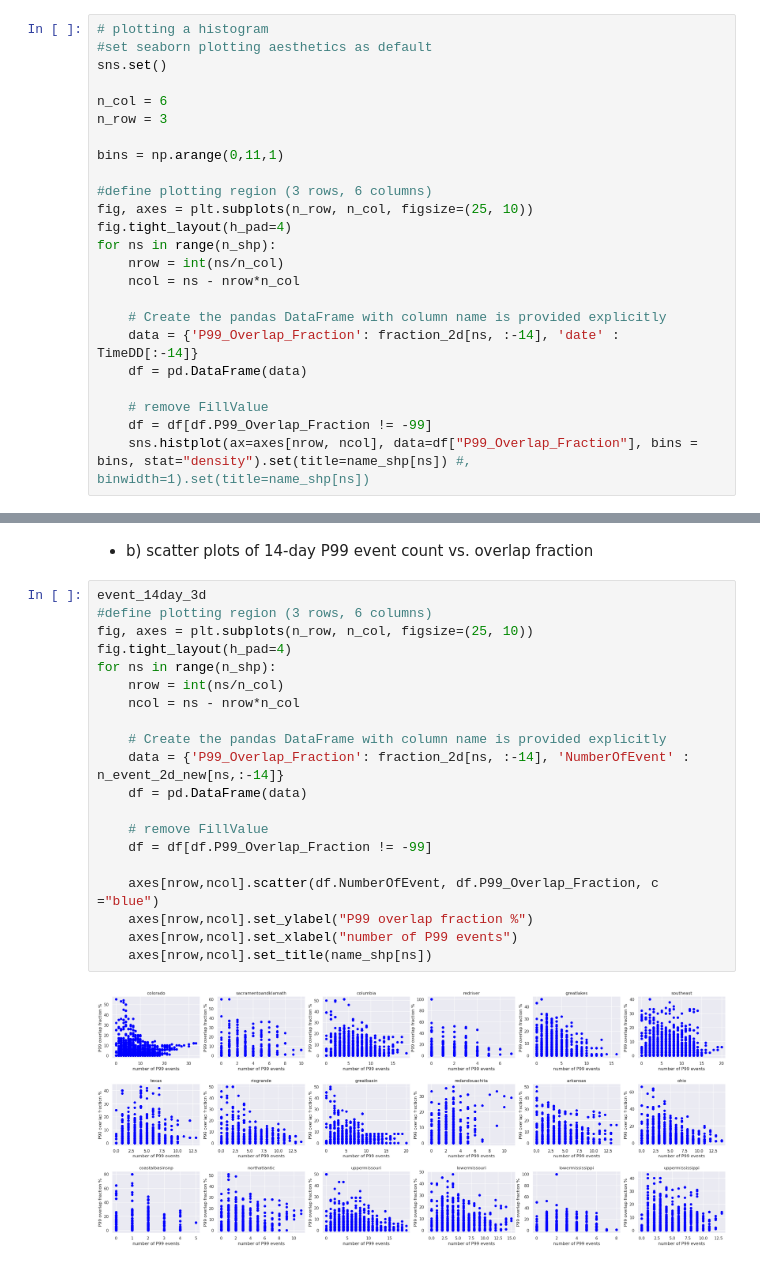
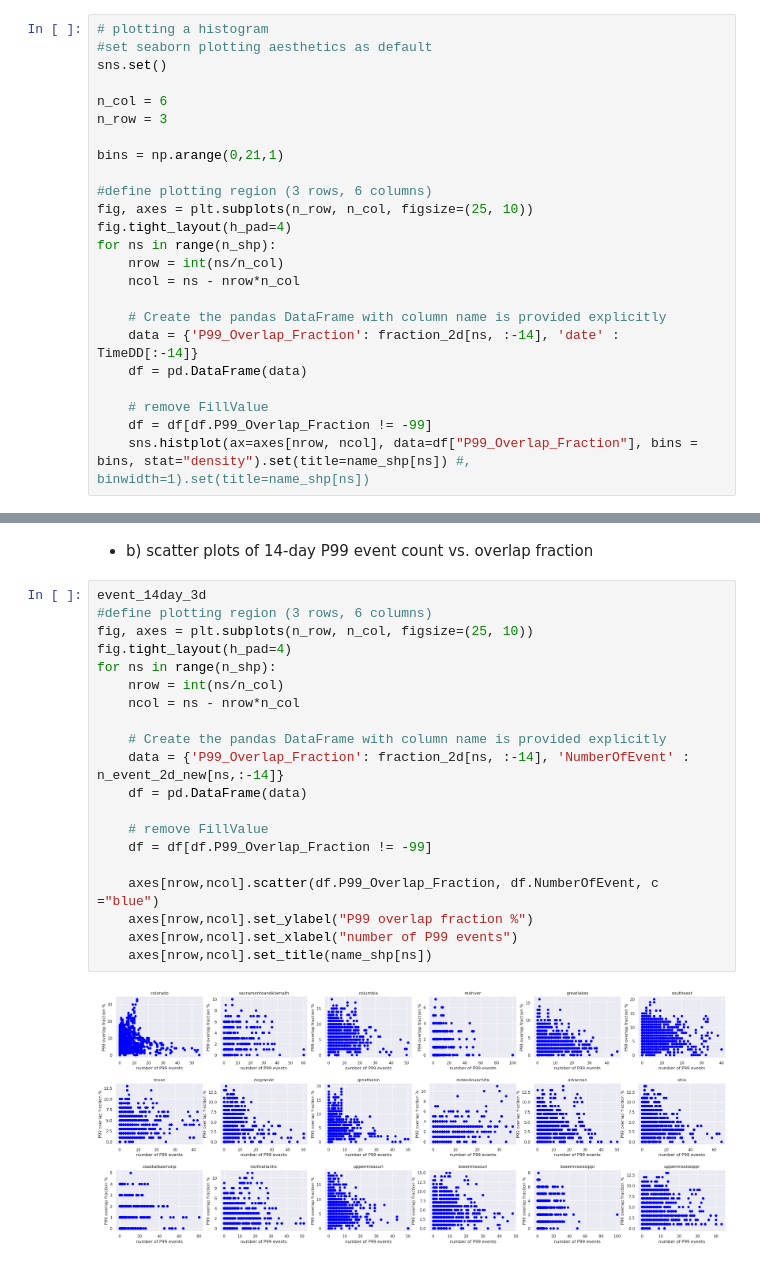
Before and after one commit to ming80302/COEXIST, a Jupyter notebook: obj_overlap_new.ipynb, the cells around one changed output, grey strips where cells are left out. Drawn from its saved outputs; the diff is of its cells as text.

```diff
--- a/obj_overlap_new.ipynb
+++ b/obj_overlap_new.ipynb
@@ -359,7 +359,7 @@ sns.set()
 n_col = 6
 n_row = 3
 
-bins = np.arange(0,11,1)
+bins = np.arange(0,21,1)
 
 #define plotting region (3 rows, 6 columns)
 fig, axes = plt.subplots(n_row, n_col, figsize=(25, 10))
@@ -382,22 +382,22 @@ for ns in range(n_shp):
 # %%
 event_14day_3d
 #define plotting region (3 rows, 6 columns)
 fig, axes = plt.subplots(n_row, n_col, figsize=(25, 10))
 fig.tight_layout(h_pad=4)
 for ns in range(n_shp):
     nrow = int(ns/n_col)
     ncol = ns - nrow*n_col
 
     # Create the pandas DataFrame with column name is provided explicitly
     data = {'P99_Overlap_Fraction': fraction_2d[ns, :-14], 'NumberOfEvent' : n_event_2d_new[ns,:-14]}
     df = pd.DataFrame(data)
 
     # remove FillValue
     df = df[df.P99_Overlap_Fraction != -99]
 
-    axes[nrow,ncol].scatter(df.NumberOfEvent, df.P99_Overlap_Fraction, c ="blue")
+    axes[nrow,ncol].scatter(df.P99_Overlap_Fraction, df.NumberOfEvent, c ="blue")
     axes[nrow,ncol].set_ylabel("P99 overlap fraction %")
     axes[nrow,ncol].set_xlabel("number of P99 events")
     axes[nrow,ncol].set_title(name_shp[ns])
 # %% [output]
-[figure, old version]
+[figure, new version]
```
Also changed, not shown: parts of 4 cells of this notebook.
